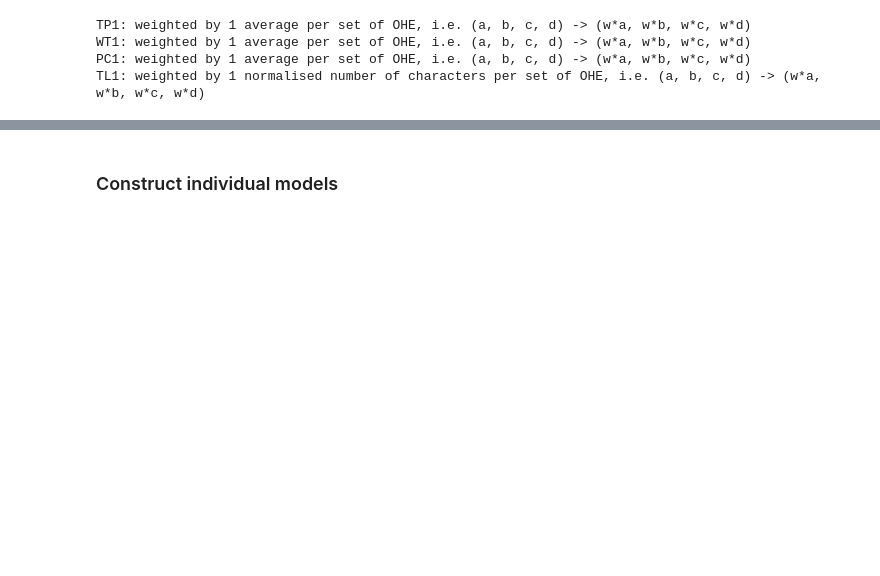
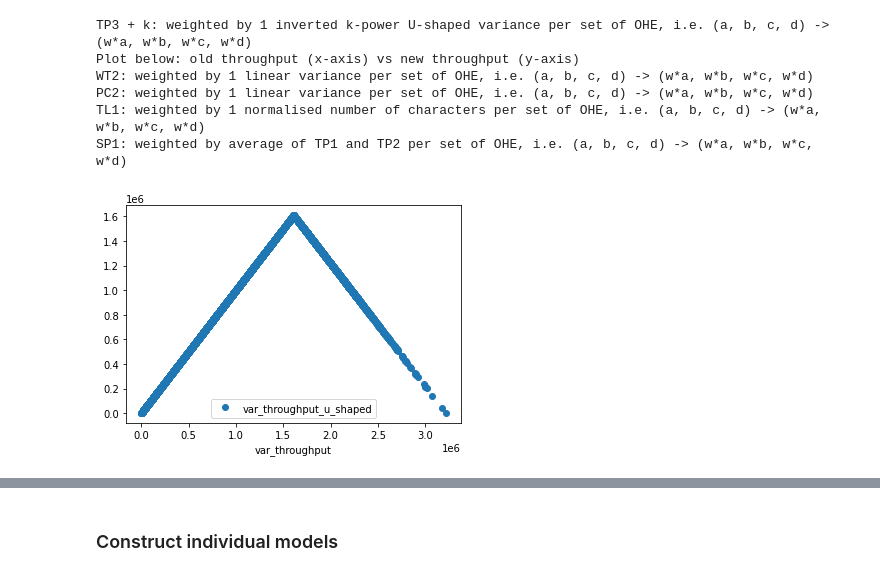
Before and after one commit to quarbby/diplomacy-betrayal, a Jupyter notebook: pipeline-onehot.ipynb, the cells around one changed output, grey strips where cells are left out. Saved outputs shown, nothing was run; the diff lists cells and outputs as text; code cells hidden in the pictures; blank space fills up the shorter version.

Commit message:
Update pipeline-onehot.ipynb, models_nn.ipynb, metadata_options.ipynb, results.xlsx.

```diff
--- a/pipeline-onehot.ipynb
+++ b/pipeline-onehot.ipynb
@@ -33,21 +35,69 @@ importing Jupyter notebook from models_nn.ipynb
 # Data with Throughput & WorkTime
 df = pd.read_csv('./data/kokil dec 6 reprepare/conf_pc_worker_sem.csv')
 df = df.dropna()
-# %%
-######################################
-## Weighted Onehot Encoding options ##
-######################################
-
-# Select 1 option from each of the 3 variants above, e.g. TP2, WT1, PC3, and input into function
-# set_OHE_pipeline_options. If not selecting TP3 or TP4, input k (option_k) will be ignored. After
-# editing the options, run the entire notebook for results accordingly.
-
-df_throughput, df_worktime, df_agreement, df_textlenght = metadata_options.set_OHE_pipeline_options(df, 'TP1', 'WT1', 'PC1', 'TL1', 3)
-# %% [output]
-TP1: weighted by 1 average per set of OHE, i.e. (a, b, c, d) -> (w*a, w*b, w*c, w*d)
-WT1: weighted by 1 average per set of OHE, i.e. (a, b, c, d) -> (w*a, w*b, w*c, w*d)
-PC1: weighted by 1 average per set of OHE, i.e. (a, b, c, d) -> (w*a, w*b, w*c, w*d)
-TL1: weighted by 1 normalised number of characters per set of OHE, i.e. (a, b, c, d) -> (w*a, w*b, w*c, w*d)
+# %%
+######################################
+## Weighted Onehot Encoding options ##
+######################################
+
+##############
+# Throughput #
+##############
+# TP1: weighted by 1 average per set of OHE, i.e. (a, b, c, d) -> (w*a, w*b, w*c, w*d)
+# TP2: weighted by 1 linear variance per set of OHE, i.e. (a, b, c, d) -> (w*a, w*b, w*c, w*d)
+# TP3 + k: weighted by 1 inverted k-power U-shaped variance per set of OHE, i.e. (a, b, c, d) -> (w*a, w*b, w*c, w*d)
+# TP4 + k: weighted by 1 upright k-power U-shaped variance per set of OHE, i.e. (a, b, c, d) -> (w*a, w*b, w*c, w*d)
+# (For TP3 & TP4, k=1 results in V-shaped variance, and as k>1 increases, sides will curve into U-shaped variance)
+
+############
+# Worktime #
+############
+# WT1: weighted by 1 average per set of OHE, i.e. (a, b, c, d) -> (w*a, w*b, w*c, w*d)
+# WT2: weighted by 1 linear variance per set of OHE, i.e. (a, b, c, d) -> (w*a, w*b, w*c, w*d)
+
+################
+# PC agreement #
+################
+# PC1: weighted by 1 average per set of OHE, i.e. (a, b, c, d) -> (w*a, w*b, w*c, w*d)
+# PC2: weighted by 1 linear variance per set of OHE, i.e. (a, b, c, d) -> (w*a, w*b, w*c, w*d)
+# PC3: weighted by 1 PC agreement weight per annotation in each OHE, i.e. (a, b, c, d) -> (w1*a, w2*b, w3*c, w4*d)
+
+#####################
+# Input text length #
+#####################
+# TL1: weighted by 1 normalised number of characters per set of OHE, i.e. (a, b, c, d) -> (w*a, w*b, w*c, w*d)
+# TL2: weighted by 1 normalised number of words per set of OHE, i.e. (a, b, c, d) -> (w*a, w*b, w*c, w*d)
+
+###################
+# Special Options #
+###################
+# SP1: weighted by average of TP1 and TP2 per set of OHE, i.e. (a, b, c, d) -> (w*a, w*b, w*c, w*d)
+# SP2: weighted by average of WT1 and WT2 per set of OHE, i.e. (a, b, c, d) -> (w*a, w*b, w*c, w*d)
+# SP3: weighted by average of PC1 and PC2 per set of OHE, i.e. (a, b, c, d) -> (w*a, w*b, w*c, w*d)
+# RAND_UNI: weighted by 1 uniformly distributed random number between 0 to 1 per set of OHE, i.e. (a, b, c, d) -> (w*a, w*b, w*c, w*d)
+# RAND_NORM: weighted by 1 normally distributed random number between 0 to 1 per set of OHE, i.e. (a, b, c, d) -> (w*a, w*b, w*c, w*d)
+
+# Select 1 option from each of the few variants above, e.g. TP2, WT1, PC3, TL1, SP3, and input into function
+# set_OHE_pipeline_options. If not selecting TP3 or TP4, input k (option_k) will be ignored. After
+# editing the options, run the entire notebook for results accordingly.
+
+# Edit option choices here
+throughput_option = 'TP3'
+worktime_option = 'WT2'
+pc_agreement_option = 'PC2'
+textlength_option = 'TL1'
+special_option = 'SP1'
+k_option_for_tp = 1
+
+df_throughput, df_worktime, df_agreement, df_textlength, df_special = metadata_options.set_OHE_pipeline_options(df, throughput_option, worktime_option, pc_agreement_option, textlength_option, special_option, k_option_for_tp)
+# %% [output]
+TP3 + k: weighted by 1 inverted k-power U-shaped variance per set of OHE, i.e. (a, b, c, d) -> (w*a, w*b, w*c, w*d)
+Plot below: old throughput (x-axis) vs new throughput (y-axis)
+WT2: weighted by 1 linear variance per set of OHE, i.e. (a, b, c, d) -> (w*a, w*b, w*c, w*d)
+PC2: weighted by 1 linear variance per set of OHE, i.e. (a, b, c, d) -> (w*a, w*b, w*c, w*d)
+TL1: weighted by 1 normalised number of characters per set of OHE, i.e. (a, b, c, d) -> (w*a, w*b, w*c, w*d)
+SP1: weighted by average of TP1 and TP2 per set of OHE, i.e. (a, b, c, d) -> (w*a, w*b, w*c, w*d)
+[figure, added]
 # %%
 ######################################
 ## Model Options ##
```
Also changed, not shown: parts of 47 cells of this notebook, 5 other files.
